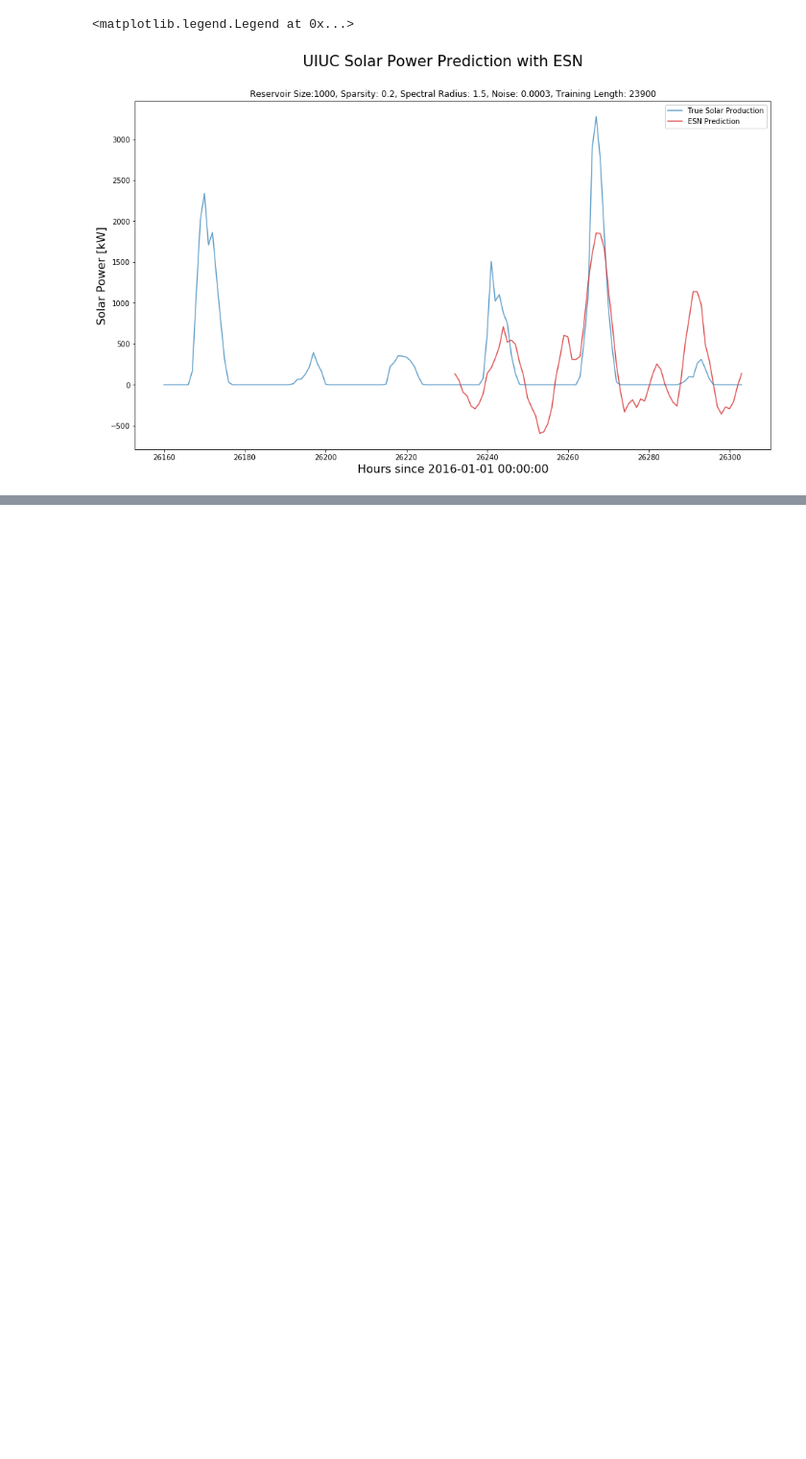
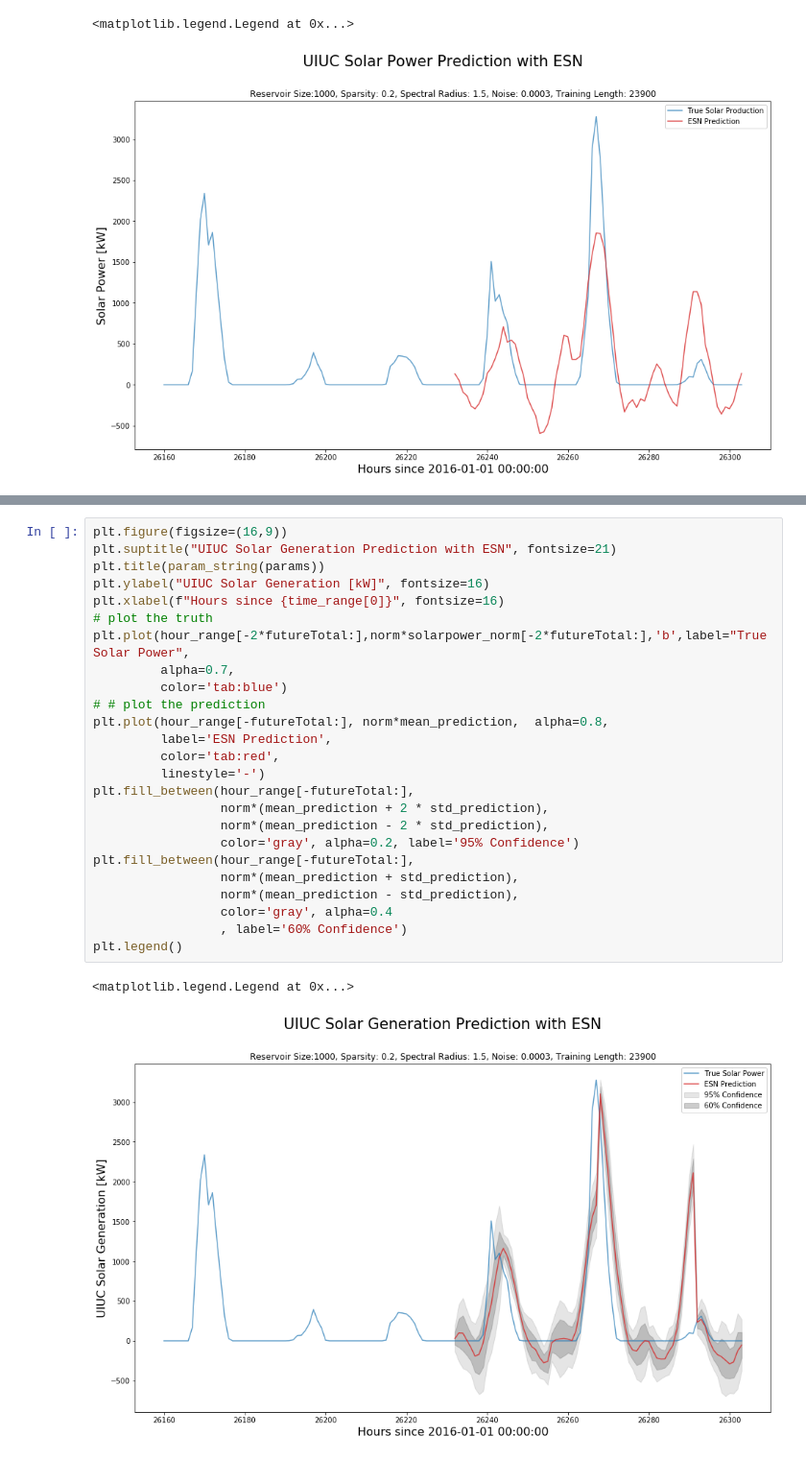
Before and after one commit to arfc/cairo, a Jupyter notebook: twoinputs/solarpower-angle.ipynb, the cells around one changed output, grey strips where cells are left out. Shown at 96% size. Saved outputs shown, nothing was run; the diff lists cells and outputs as text; blank space fills up the shorter version.

```diff
--- a/twoinputs/solarpower-angle.ipynb
+++ b/twoinputs/solarpower-angle.ipynb
@@ -277,0 +379,28 @@ plt.legend()
+# %%
+plt.figure(figsize=(16,9))
+plt.suptitle("UIUC Solar Generation Prediction with ESN", fontsize=21)
+plt.title(param_string(params))
+plt.ylabel("UIUC Solar Generation [kW]", fontsize=16)
+plt.xlabel(f"Hours since {time_range[0]}", fontsize=16)
+# plot the truth
+plt.plot(hour_range[-2*futureTotal:],norm*solarpower_norm[-2*futureTotal:],'b',label="True Solar Power",
+         alpha=0.7,
+         color='tab:blue')
+# # plot the prediction
+plt.plot(hour_range[-futureTotal:], norm*mean_prediction,  alpha=0.8,
+         label='ESN Prediction',
+         color='tab:red',
+         linestyle='-')
+plt.fill_between(hour_range[-futureTotal:],
+                 norm*(mean_prediction + 2 * std_prediction),
+                 norm*(mean_prediction - 2 * std_prediction),
+                 color='gray', alpha=0.2, label='95% Confidence')
+plt.fill_between(hour_range[-futureTotal:],
+                 norm*(mean_prediction + std_prediction),
+                 norm*(mean_prediction - std_prediction),
+                 color='gray', alpha=0.4
+                 , label='60% Confidence')
+plt.legend()
+# %% [output]
+<matplotlib.legend.Legend at 0x...>
+[figure, added]
```
Also changed, not shown: parts of 5 cells of this notebook, 3 other files.
